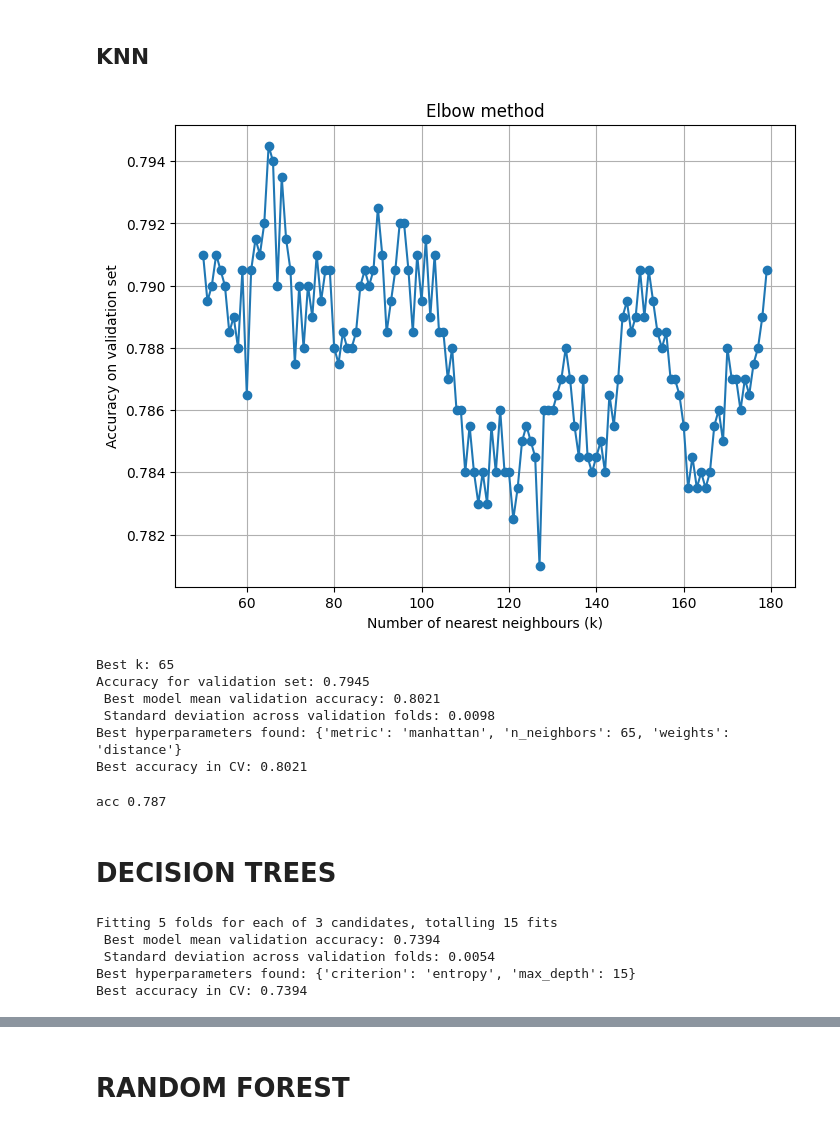
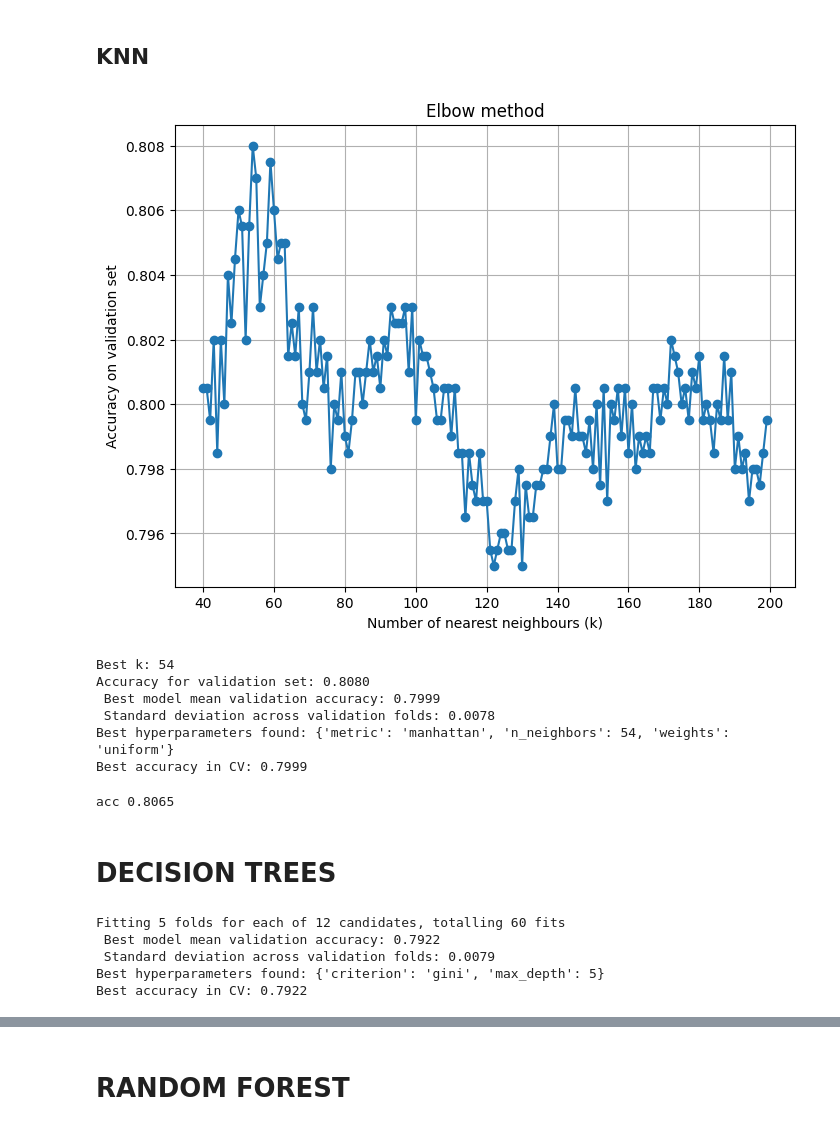
Before and after one commit to surianosapienza/fds-pokemon, a Jupyter notebook: notebooks/02_modeling.ipynb, the cells around one changed output, grey strips where cells are left out. Drawn from its saved outputs; the diff is of its cells as text; code cells hidden in the pictures.

```diff
--- a/notebooks/02_modeling.ipynb
+++ b/notebooks/02_modeling.ipynb
@@ -52,9 +98,8 @@ from sklearn.metrics import accuracy_score
 model = LogisticRegression(random_state=seed)
 
 param_grid = {
-    'C': [0.2, 0.25, 0.3],
-         ## comment if u change the dataset
-    'penalty': ['l2'],
+    'C': [0.5, 1, 2, 10],
+    'penalty': ['l1','l2'],
     'solver': ['liblinear'],
     'max_iter': [10000]
 }
@@ -128,13 +173,13 @@ plt.show()
 # %%
 from sklearn.model_selection import GridSearchCV, train_test_split
 from sklearn.neighbors import KNeighborsClassifier
+from sklearn.decomposition import PCA
 from sklearn.metrics import accuracy_score
-
 
 
 model = KNeighborsClassifier()
 
-k_values = list(range(50,180))
+k_values = list(range(40,200))
 accuracies=[]
 for k in k_values:
     knn = KNeighborsClassifier(n_neighbors=k)
@@ -158,40 +203,40 @@ print(f"Accuracy for validation set: {max(accuracies):.4f}")
 
 param_grid = {
     'n_neighbors': [best_k],
     'weights': ['uniform', 'distance'],
     'metric': ['minkowski','manhattan', 'euclidean'],
 }
 
 grid_search = GridSearchCV(
     estimator=model,
     param_grid=param_grid,
     cv=5,
     scoring='accuracy',
     verbose=False,
 )
 
 
 grid_search.fit(X_train, y_train)
 best_index = grid_search.best_index_
 mean_acc = grid_search.cv_results_['mean_test_score'][best_index]
 std_acc = grid_search.cv_results_['std_test_score'][best_index]
 
 print(f" Best model mean validation accuracy: {mean_acc:.4f}")
 print(f" Standard deviation across validation folds: {std_acc:.4f}")
 print("Best hyperparameters found:", grid_search.best_params_)
 print(f"Best accuracy in CV: {grid_search.best_score_:.4f}")
 
 
 best_knn = grid_search.best_estimator_
 best_param_knn = grid_search.best_params_
 # %% [output]
-[figure, old version]
+[figure, new version]
-Best k: 65
-Accuracy for validation set: 0.7945
- Best model mean validation accuracy: 0.8021
- Standard deviation across validation folds: 0.0098
-Best hyperparameters found: {'metric': 'manhattan', 'n_neighbors': 65, 'weights': 'distance'}
-Best accuracy in CV: 0.8021
+Best k: 54
+Accuracy for validation set: 0.8080
+ Best model mean validation accuracy: 0.7999
+ Standard deviation across validation folds: 0.0078
+Best hyperparameters found: {'metric': 'manhattan', 'n_neighbors': 54, 'weights': 'uniform'}
+Best accuracy in CV: 0.7999
 # %%
 ### This is the total knn classifier
 
@@ -201,12 +246,12 @@ y_pred= best_knn.predict(X_vali)
 knn_accuracy = accuracy_score(y_vali,y_pred)
 print("acc", knn_accuracy)
 # %% [output]
-acc 0.787
+acc 0.8065
 # %% [markdown]
 # DECISION TREES
 # %%
 from sklearn.model_selection import GridSearchCV, train_test_split
-from sklearn.tree import DecisionTreeClassifier
+from sklearn.tree import DecisionTreeClassifier, plot_tree
 from sklearn.metrics import accuracy_score
 from sklearn.model_selection import KFold, cross_val_score
 
@@ -219,7 +264,7 @@ k_range = list(range(60,200,20))
 
 param_grid = {
     'criterion': ['gini', 'entropy', 'log_loss'], # impurity function to minimize
-    'max_depth': [15], # max_depth of the tree
+    'max_depth': [5,6,7,8], # max_depth of the tree
 }
 
 grid_search = GridSearchCV(
@@ -246,11 +291,11 @@ print(f"Best accuracy in CV: {grid_search.best_score_:.4f}")
 best_dt = grid_search.best_estimator_
 best_param_dt = grid_search.best_params_
 # %% [output]
-Fitting 5 folds for each of 3 candidates, totalling 15 fits
- Best model mean validation accuracy: 0.7394
- Standard deviation across validation folds: 0.0054
-Best hyperparameters found: {'criterion': 'entropy', 'max_depth': 15}
-Best accuracy in CV: 0.7394
+Fitting 5 folds for each of 12 candidates, totalling 60 fits
+ Best model mean validation accuracy: 0.7922
+ Standard deviation across validation folds: 0.0079
+Best hyperparameters found: {'criterion': 'gini', 'max_depth': 5}
+Best accuracy in CV: 0.7922
 # %%
 best_dt = DecisionTreeClassifier(**best_param_dt, random_state=seed)
 best_dt.fit(X_train, y_train)
```
Also changed, not shown: parts of 39 cells of this notebook, 3 other files.
